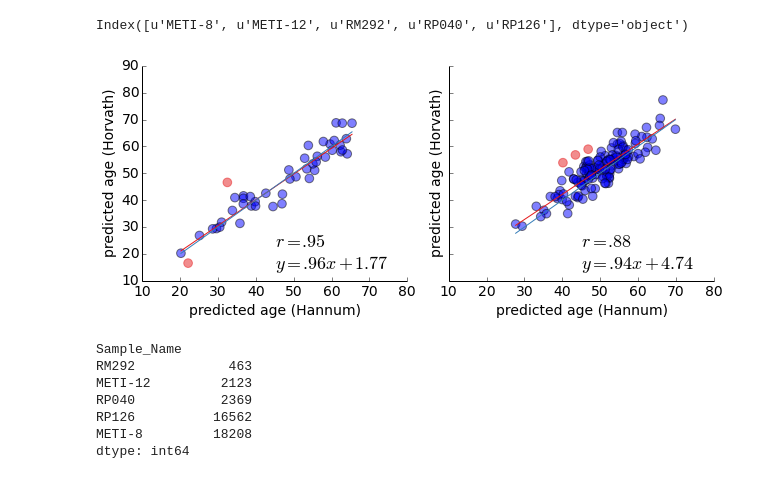
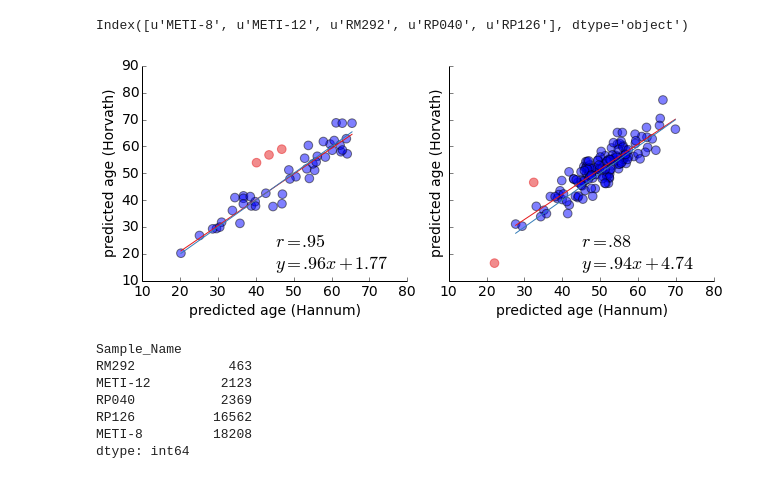
Before and after one commit to theandygross/HIV_Methylation, a Jupyter notebook: HIV_Age_Advancement.ipynb, the cells around one changed output. Saved outputs shown, nothing was run; the diff lists cells and outputs as text; code cells hidden in the pictures.

```diff
--- a/HIV_Age_Advancement.ipynb
+++ b/HIV_Age_Advancement.ipynb
@@ -14,6 +14,9 @@ importing IPython notebook from Setup/MethylationAgeModels
 from Setup.Read_HIV_Data import *
 # %% [output]
 importing IPython notebook from Setup/Read_HIV_Data
+# %%
+hiv = (duration=='Control').map({False: 'HIV+', True: 'HIV-'})
+hiv.name = 'HIV Status'
 # %% [markdown]
 ## Run Age Predictions on HIV Dataset
 # %% [markdown]
@@ -147,17 +124,17 @@ o
 Index([u'METI-8', u'METI-12', u'RM292', u'RP040', u'RP126'], dtype='object')
 # %%
 fig, axs = subplots(1,2, figsize=(9,4), sharex=True, sharey=True)
-plot_regression(pred_adj.ix[ti(duration=='Control')].ix[pt], pred_horvath_adj, ax=axs[0])
-plot_regression(pred_adj.ix[ti(duration!='Control')].ix[pt], pred_horvath_adj, ax=axs[1])
-series_scatter(pred_adj.ix[ti(duration!='Control')].ix[o], pred_horvath_adj, ax=axs[1],
+plot_regression(pred_adj.ix[ti(hiv=='HIV-')].ix[pt], pred_horvath_adj, ax=axs[0])
+plot_regression(pred_adj.ix[ti(hiv=='HIV+')].ix[pt], pred_horvath_adj, ax=axs[1])
+series_scatter(pred_adj.ix[ti(hiv=='HIV-')].ix[o], pred_horvath_adj, ax=axs[1],
                color=colors[0], ann=None)
-series_scatter(pred_adj.ix[ti(duration=='Control')].ix[o], pred_horvath_adj, ax=axs[0],
+series_scatter(pred_adj.ix[ti(hiv=='HIV+')].ix[o], pred_horvath_adj, ax=axs[0],
                color=colors[0], ann=None)
 
 fig.tight_layout()
 fig.savefig(FIGDIR + 'hiv_model_agreement_filter.png', dpi=300)
 # %% [output]
-[figure, old version]
+[figure, new version]
 # %%
 detection_p[detection_p.Sample_Name.isin(o)].groupby('Sample_Name').size().order()
 # %% [output]
```
Also changed, not shown: parts of 25 cells of this notebook, 1 other file.
